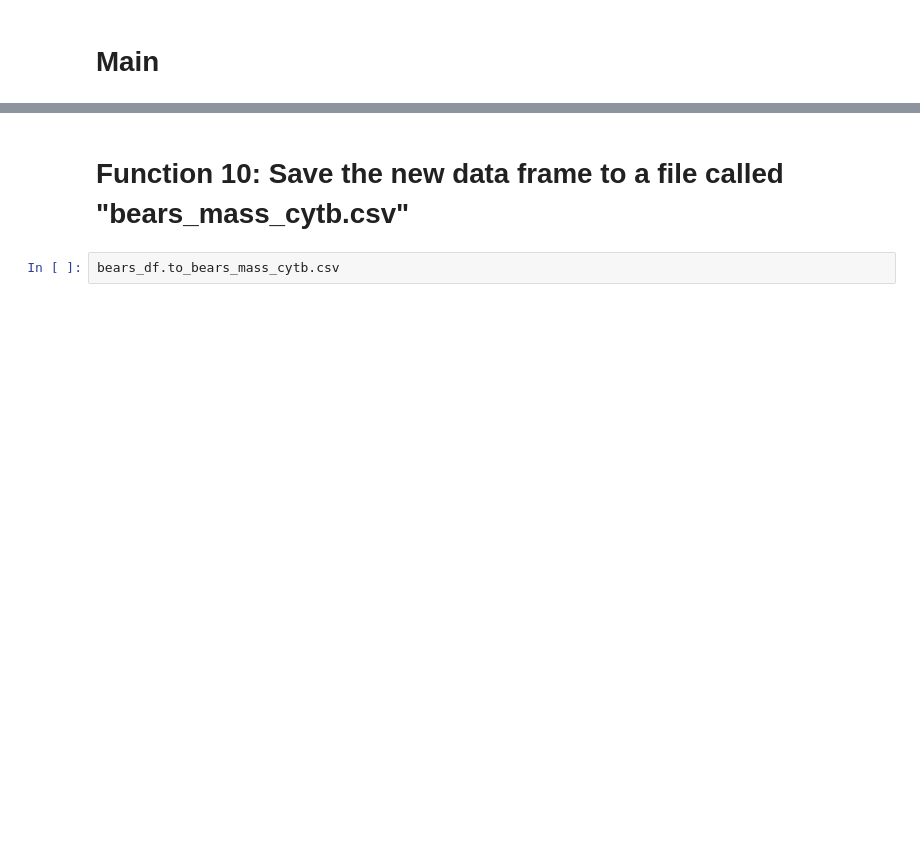
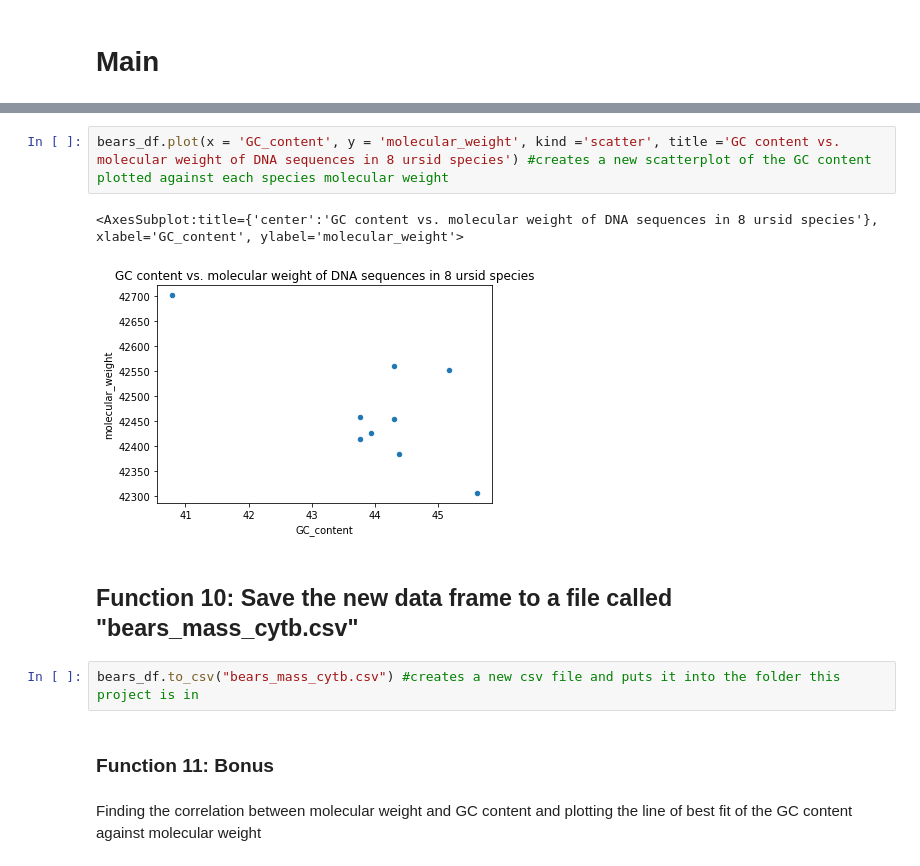
Before and after one commit to Ntopping/BCB546_PythonHW_Spring2021, a Jupyter notebook: Python_Assignment/BCB546-PythonHW_Spring2021-Topping.ipynb, the cells around one changed output, grey strips where cells are left out. Cells and saved outputs as stored; diff of their text form; blank space fills up the shorter version.

```diff
--- a/Python_Assignment/BCB546-PythonHW_Spring2021-Topping.ipynb
+++ b/Python_Assignment/BCB546-PythonHW_Spring2021-Topping.ipynb
@@ -194,4 +182,13 @@ bears_df.plot(x = 'GC_content', y = 'molecular_weight', kind ='scatter')
+# %%
+bears_df.plot(x = 'GC_content', y = 'molecular_weight', kind ='scatter', title ='GC content vs. molecular weight of DNA sequences in 8 ursid species') #creates a new scatterplot of the GC content plotted against each species molecular weight
+# %% [output]
+<AxesSubplot:title={'center':'GC content vs. molecular weight of DNA sequences in 8 ursid species'}, xlabel='GC_content', ylabel='molecular_weight'>
+[figure, added]
 # %% [markdown]
-# Function 10: Save the new data frame to a file called "bears_mass_cytb.csv"
+## Function 10: Save the new data frame to a file called "bears_mass_cytb.csv"
-# %%
-bears_df.to_bears_mass_cytb.csv
+# %%
+bears_df.to_csv("bears_mass_cytb.csv") #creates a new csv file and puts it into the folder this project is in
+# %% [markdown]
+### Function 11: Bonus
+# %% [markdown]
+Finding the correlation between molecular weight and GC content and plotting the line of best fit of the GC content against molecular weight
```
Also changed, not shown: parts of 41 cells of this notebook.
